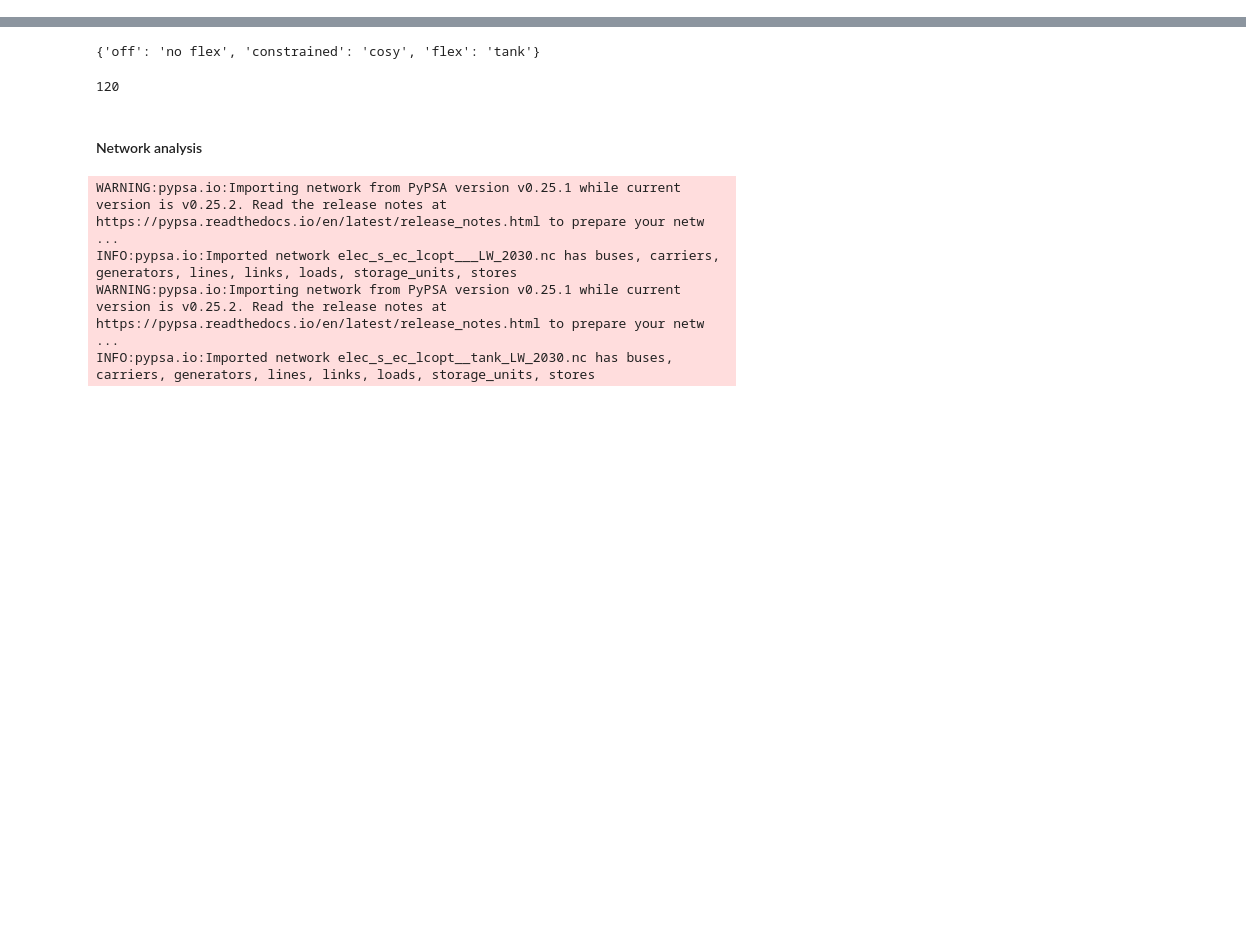
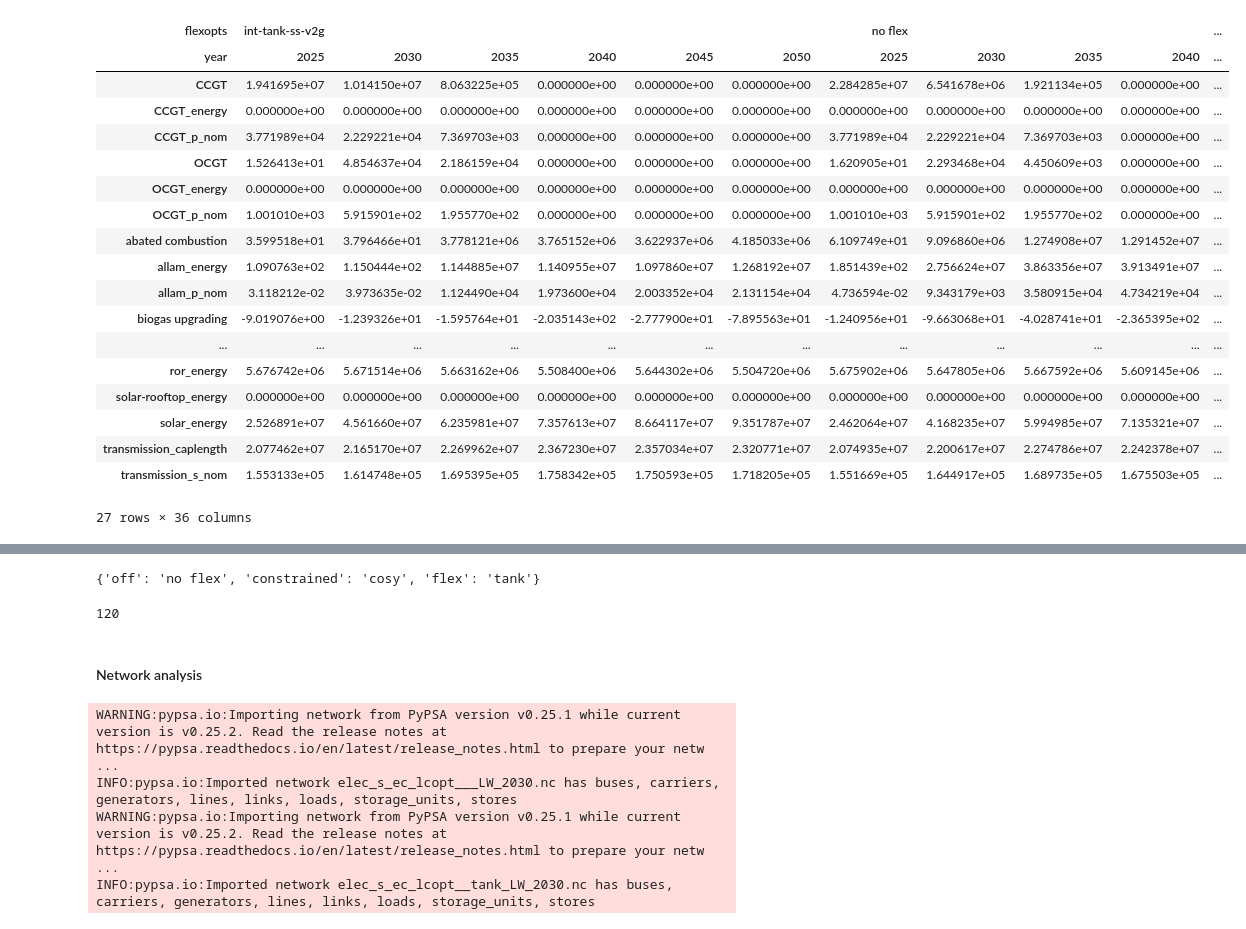
Before and after one commit to LukasFrankenQ/pypsa-fes, a Jupyter notebook: notebooks/temporal_analysis.ipynb, the cells around one changed output, grey strips where cells are left out. Cells and saved outputs as stored; diff of their text form; code cells hidden in the pictures; blank space fills up the shorter version.

```diff
--- a/notebooks/temporal_analysis.ipynb
+++ b/notebooks/temporal_analysis.ipynb
@@ -23,6 +23,28 @@ cols.loc[cols.flexopts.str.contains("Unnamed"), "flexopts"] = "no flex"
 
 data.columns = cols.set_index(["flexopts", "year"]).index
 data = data.groupby(level=1).sum()
+# %%
+data
+# %% [output]
+| flexopts | int-tank-ss-v2g |  |  |  |  |  | no flex |  |  |  | ... |
+| year | 2025 | 2030 | 2035 | 2040 | 2045 | 2050 | 2025 | 2030 | 2035 | 2040 | ... |
+| CCGT | 1.941695e+07 | 1.014150e+07 | 8.063225e+05 | 0.000000e+00 | 0.000000e+00 | 0.000000e+00 | 2.284285e+07 | 6.541678e+06 | 1.921134e+05 | 0.000000e+00 | ... |
+| CCGT_energy | 0.000000e+00 | 0.000000e+00 | 0.000000e+00 | 0.000000e+00 | 0.000000e+00 | 0.000000e+00 | 0.000000e+00 | 0.000000e+00 | 0.000000e+00 | 0.000000e+00 | ... |
+| CCGT_p_nom | 3.771989e+04 | 2.229221e+04 | 7.369703e+03 | 0.000000e+00 | 0.000000e+00 | 0.000000e+00 | 3.771989e+04 | 2.229221e+04 | 7.369703e+03 | 0.000000e+00 | ... |
+| OCGT | 1.526413e+01 | 4.854637e+04 | 2.186159e+04 | 0.000000e+00 | 0.000000e+00 | 0.000000e+00 | 1.620905e+01 | 2.293468e+04 | 4.450609e+03 | 0.000000e+00 | ... |
+| OCGT_energy | 0.000000e+00 | 0.000000e+00 | 0.000000e+00 | 0.000000e+00 | 0.000000e+00 | 0.000000e+00 | 0.000000e+00 | 0.000000e+00 | 0.000000e+00 | 0.000000e+00 | ... |
+| OCGT_p_nom | 1.001010e+03 | 5.915901e+02 | 1.955770e+02 | 0.000000e+00 | 0.000000e+00 | 0.000000e+00 | 1.001010e+03 | 5.915901e+02 | 1.955770e+02 | 0.000000e+00 | ... |
+| abated combustion | 3.599518e+01 | 3.796466e+01 | 3.778121e+06 | 3.765152e+06 | 3.622937e+06 | 4.185033e+06 | 6.109749e+01 | 9.096860e+06 | 1.274908e+07 | 1.291452e+07 | ... |
+| allam_energy | 1.090763e+02 | 1.150444e+02 | 1.144885e+07 | 1.140955e+07 | 1.097860e+07 | 1.268192e+07 | 1.851439e+02 | 2.756624e+07 | 3.863356e+07 | 3.913491e+07 | ... |
+| allam_p_nom | 3.118212e-02 | 3.973635e-02 | 1.124490e+04 | 1.973600e+04 | 2.003352e+04 | 2.131154e+04 | 4.736594e-02 | 9.343179e+03 | 3.580915e+04 | 4.734219e+04 | ... |
+| biogas upgrading | -9.019076e+00 | -1.239326e+01 | -1.595764e+01 | -2.035143e+02 | -2.777900e+01 | -7.895563e+01 | -1.240956e+01 | -9.663068e+01 | -4.028741e+01 | -2.365395e+02 | ... |
+| ... | ... | ... | ... | ... | ... | ... | ... | ... | ... | ... | ... |
+| ror_energy | 5.676742e+06 | 5.671514e+06 | 5.663162e+06 | 5.508400e+06 | 5.644302e+06 | 5.504720e+06 | 5.675902e+06 | 5.647805e+06 | 5.667592e+06 | 5.609145e+06 | ... |
+| solar-rooftop_energy | 0.000000e+00 | 0.000000e+00 | 0.000000e+00 | 0.000000e+00 | 0.000000e+00 | 0.000000e+00 | 0.000000e+00 | 0.000000e+00 | 0.000000e+00 | 0.000000e+00 | ... |
+| solar_energy | 2.526891e+07 | 4.561660e+07 | 6.235981e+07 | 7.357613e+07 | 8.664117e+07 | 9.351787e+07 | 2.462064e+07 | 4.168235e+07 | 5.994985e+07 | 7.135321e+07 | ... |
+| transmission_caplength | 2.077462e+07 | 2.165170e+07 | 2.269962e+07 | 2.367230e+07 | 2.357034e+07 | 2.320771e+07 | 2.074935e+07 | 2.200617e+07 | 2.274786e+07 | 2.242378e+07 | ... |
+| transmission_s_nom | 1.553133e+05 | 1.614748e+05 | 1.695395e+05 | 1.758342e+05 | 1.750593e+05 | 1.718205e+05 | 1.551669e+05 | 1.644917e+05 | 1.689735e+05 | 1.675503e+05 | ... |
+27 rows × 36 columns
 # %%
 data.columns.get_level_values(0).unique()
 # %% [output]
```
Also changed, not shown: parts of 5 cells of this notebook, 1 other file.
